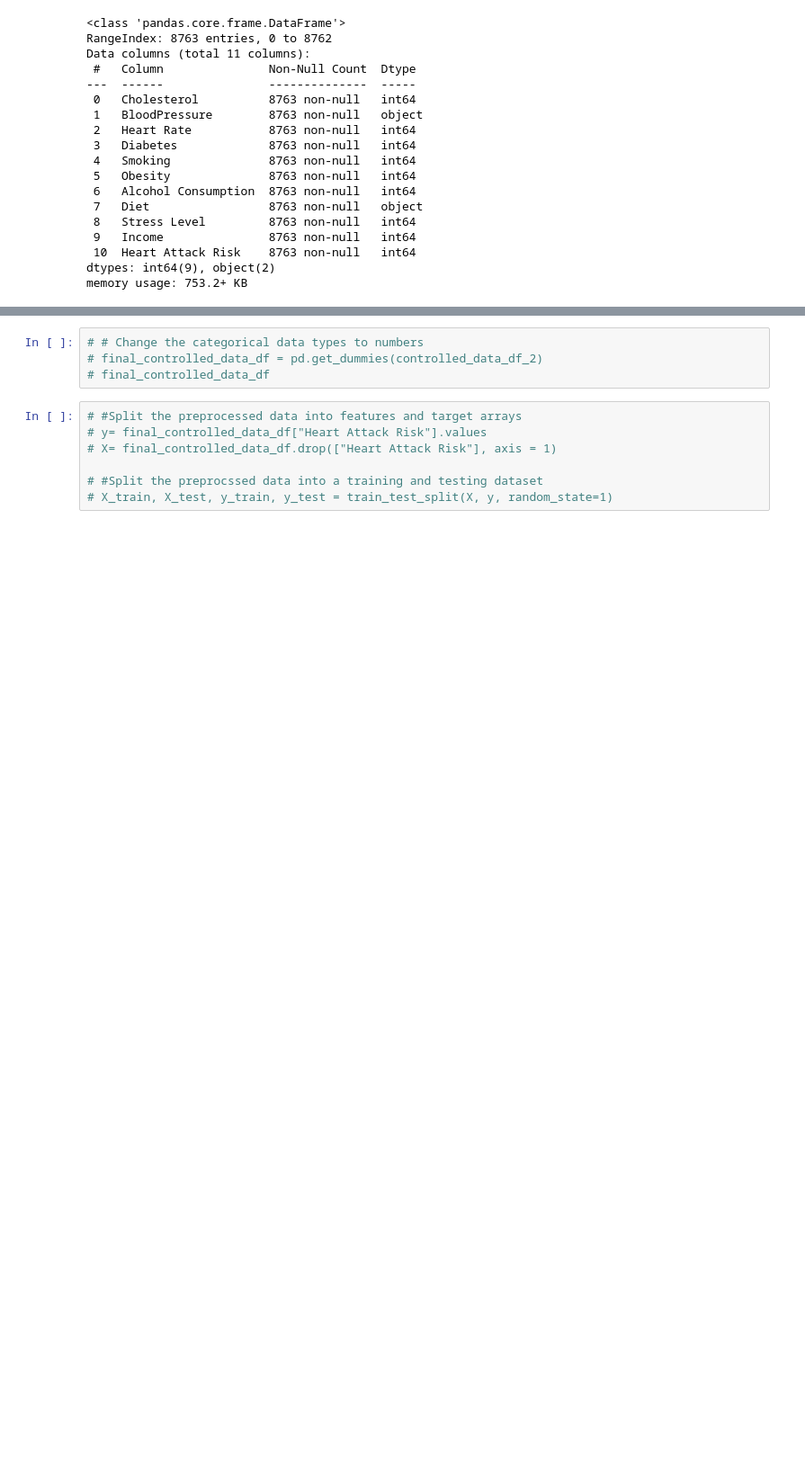
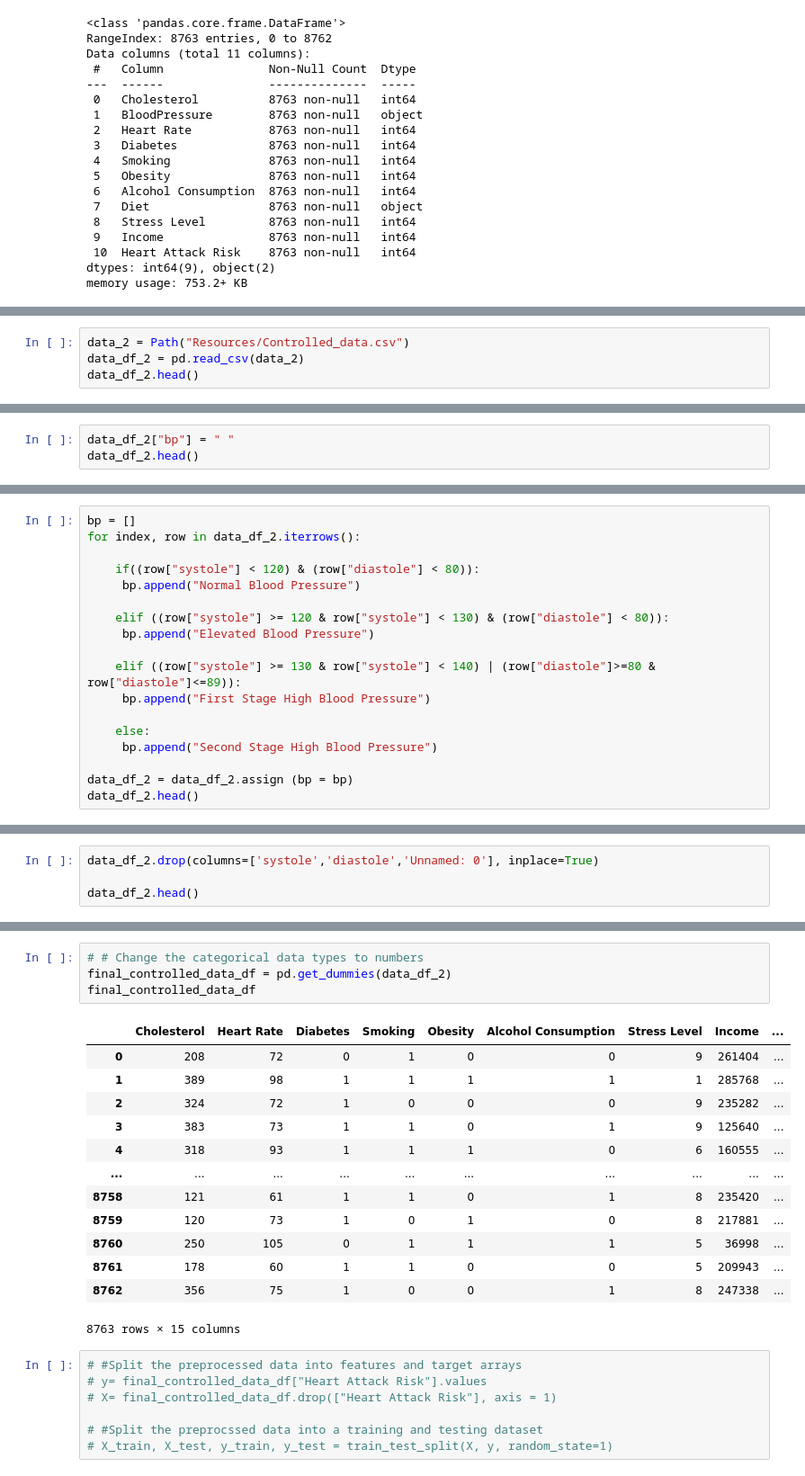
Before and after one commit to EBPaz/Heart_Attack_Prediction, a Jupyter notebook: pre-processing_controlled.ipynb, the cells around one changed output, grey strips where cells are left out. Shown at 90% size. Saved outputs shown, nothing was run; the diff lists cells and outputs as text; blank space fills up the shorter version.

```diff
--- a/pre-processing_controlled.ipynb
+++ b/pre-processing_controlled.ipynb
@@ -94,0 +92,4 @@ ValueError: invalid literal for int() with base 10: '158/88'
+# %%
+data_2 = Path("Resources/Controlled_data.csv")
+data_df_2 = pd.read_csv(data_2)
+data_df_2.head()
@@ -94,0 +103,3 @@ ValueError: invalid literal for int() with base 10: '158/88'
+# %%
+data_df_2["bp"] = " "
+data_df_2.head()
@@ -94,0 +133,18 @@ ValueError: invalid literal for int() with base 10: '158/88'
+# %%
+bp = []
+for index, row in data_df_2.iterrows():
+
+    if((row["systole"] < 120) & (row["diastole"] < 80)):
+     bp.append("Normal Blood Pressure")
+
+    elif ((row["systole"] >= 120 & row["systole"] < 130) & (row["diastole"] < 80)):
+     bp.append("Elevated Blood Pressure")
+
+    elif ((row["systole"] >= 130 & row["systole"] < 140) | (row["diastole"]>=80 & row["diastole"]<=89)):
+     bp.append("First Stage High Blood Pressure")
+
+    else:
+     bp.append("Second Stage High Blood Pressure")
+
+data_df_2 = data_df_2.assign (bp = bp)
+data_df_2.head()
@@ -94,0 +158,4 @@ ValueError: invalid literal for int() with base 10: '158/88'
+# %%
+data_df_2.drop(columns=['systole','diastole','Unnamed: 0'], inplace=True)
+
+data_df_2.head()
@@ -102,8 +176,22 @@ Unhealthy    2891
 Name: Diet, dtype: int64
 # %%
 # # Change the categorical data types to numbers
-# final_controlled_data_df = pd.get_dummies(controlled_data_df_2)
-# final_controlled_data_df
+final_controlled_data_df = pd.get_dummies(data_df_2)
+final_controlled_data_df
+# %% [output]
+|  | Cholesterol | Heart Rate | Diabetes | Smoking | Obesity | Alcohol Consumption | Stress Level | Income | ... |
+| 0 | 208 | 72 | 0 | 1 | 0 | 0 | 9 | 261404 | ... |
+| 1 | 389 | 98 | 1 | 1 | 1 | 1 | 1 | 285768 | ... |
+| 2 | 324 | 72 | 1 | 0 | 0 | 0 | 9 | 235282 | ... |
+| 3 | 383 | 73 | 1 | 1 | 0 | 1 | 9 | 125640 | ... |
+| 4 | 318 | 93 | 1 | 1 | 1 | 0 | 6 | 160555 | ... |
+| ... | ... | ... | ... | ... | ... | ... | ... | ... | ... |
+| 8758 | 121 | 61 | 1 | 1 | 0 | 1 | 8 | 235420 | ... |
+| 8759 | 120 | 73 | 1 | 0 | 1 | 0 | 8 | 217881 | ... |
+| 8760 | 250 | 105 | 0 | 1 | 1 | 1 | 5 | 36998 | ... |
+| 8761 | 178 | 60 | 1 | 1 | 0 | 0 | 5 | 209943 | ... |
+| 8762 | 356 | 75 | 1 | 0 | 0 | 1 | 8 | 247338 | ... |
+8763 rows × 15 columns
 # %%
 # #Split the preprocessed data into features and target arrays
 # y= final_controlled_data_df["Heart Attack Risk"].values
```
Also changed, not shown: parts of 9 cells of this notebook, 2 other files.
